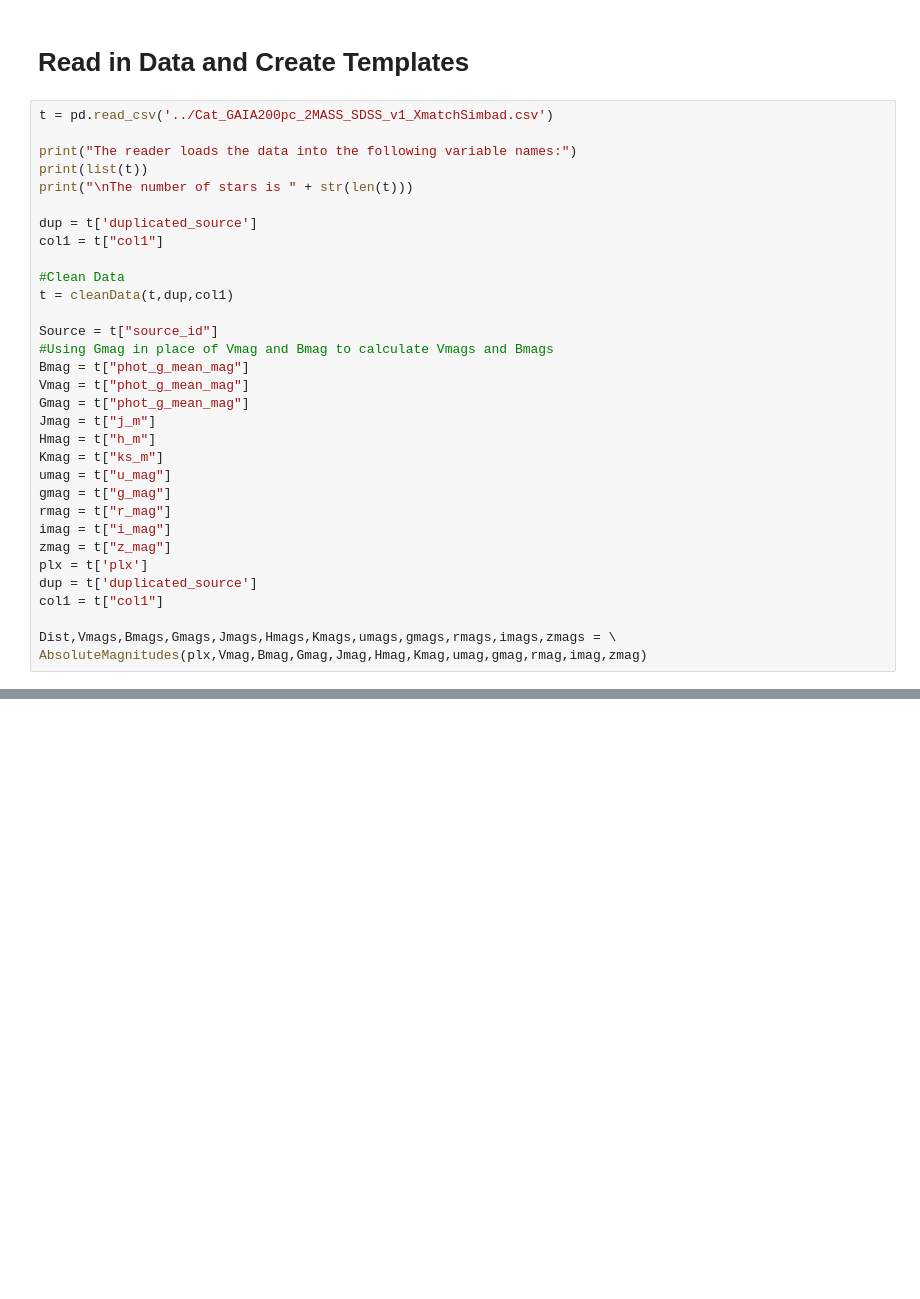
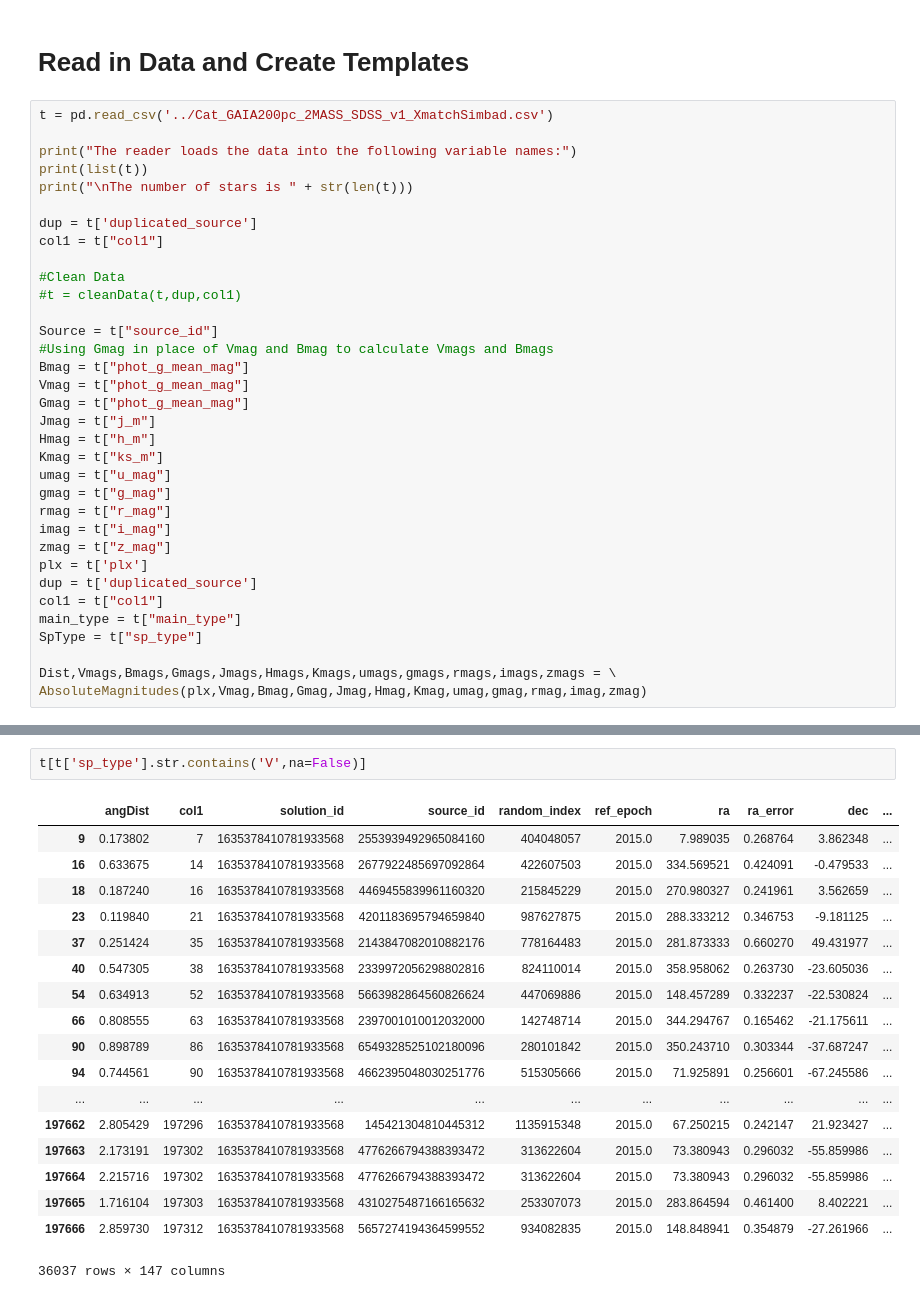
Before and after one commit to leemundy/GAIA, a Jupyter notebook: Work-Areas/rpopescu/notebook/Templates2.ipynb, the cells around one changed output, grey strips where cells are left out. Cells and saved outputs as stored; diff of their text form; blank space fills up the shorter version.

```diff
--- a/Work-Areas/rpopescu/notebook/Templates2.ipynb
+++ b/Work-Areas/rpopescu/notebook/Templates2.ipynb
@@ -188,7 +228,7 @@ dup = t['duplicated_source']
 col1 = t["col1"]
 
 #Clean Data
-t = cleanData(t,dup,col1)
+#t = cleanData(t,dup,col1)
 
 Source = t["source_id"]
 #Using Gmag in place of Vmag and Bmag to calculate Vmags and Bmags
@@ -206,6 +246,8 @@ zmag = t["z_mag"]
 plx = t['plx']
 dup = t['duplicated_source']
 col1 = t["col1"]
+main_type = t["main_type"]
+SpType = t["sp_type"]
 
 Dist,Vmags,Bmags,Gmags,Jmags,Hmags,Kmags,umags,gmags,rmags,imags,zmags = \
 AbsoluteMagnitudes(plx,Vmag,Bmag,Gmag,Jmag,Hmag,Kmag,umag,gmag,rmag,imag,zmag)
@@ -219,0 +312,21 @@ CreateTemplates(color,colors,wvl,wvl2,Vmags,Bmags,Gmags,Jmags,Hmags,Kmags,umags,
+# %%
+t[t['sp_type'].str.contains('V',na=False)]
+# %% [output]
+|  | angDist | col1 | solution_id | source_id | random_index | ref_epoch | ra | ra_error | dec | ... |
+| 9 | 0.173802 | 7 | 1635378410781933568 | 2553939492965084160 | 404048057 | 2015.0 | 7.989035 | 0.268764 | 3.862348 | ... |
+| 16 | 0.633675 | 14 | 1635378410781933568 | 2677922485697092864 | 422607503 | 2015.0 | 334.569521 | 0.424091 | -0.479533 | ... |
+| 18 | 0.187240 | 16 | 1635378410781933568 | 4469455839961160320 | 215845229 | 2015.0 | 270.980327 | 0.241961 | 3.562659 | ... |
+| 23 | 0.119840 | 21 | 1635378410781933568 | 4201183695794659840 | 987627875 | 2015.0 | 288.333212 | 0.346753 | -9.181125 | ... |
+| 37 | 0.251424 | 35 | 1635378410781933568 | 2143847082010882176 | 778164483 | 2015.0 | 281.873333 | 0.660270 | 49.431977 | ... |
+| 40 | 0.547305 | 38 | 1635378410781933568 | 2339972056298802816 | 824110014 | 2015.0 | 358.958062 | 0.263730 | -23.605036 | ... |
+| 54 | 0.634913 | 52 | 1635378410781933568 | 5663982864560826624 | 447069886 | 2015.0 | 148.457289 | 0.332237 | -22.530824 | ... |
+| 66 | 0.808555 | 63 | 1635378410781933568 | 2397001010012032000 | 142748714 | 2015.0 | 344.294767 | 0.165462 | -21.175611 | ... |
+| 90 | 0.898789 | 86 | 1635378410781933568 | 6549328525102180096 | 280101842 | 2015.0 | 350.243710 | 0.303344 | -37.687247 | ... |
+| 94 | 0.744561 | 90 | 1635378410781933568 | 4662395048030251776 | 515305666 | 2015.0 | 71.925891 | 0.256601 | -67.245586 | ... |
+| ... | ... | ... | ... | ... | ... | ... | ... | ... | ... | ... |
+| 197662 | 2.805429 | 197296 | 1635378410781933568 | 145421304810445312 | 1135915348 | 2015.0 | 67.250215 | 0.242147 | 21.923427 | ... |
+| 197663 | 2.173191 | 197302 | 1635378410781933568 | 4776266794388393472 | 313622604 | 2015.0 | 73.380943 | 0.296032 | -55.859986 | ... |
+| 197664 | 2.215716 | 197302 | 1635378410781933568 | 4776266794388393472 | 313622604 | 2015.0 | 73.380943 | 0.296032 | -55.859986 | ... |
+| 197665 | 1.716104 | 197303 | 1635378410781933568 | 4310275487166165632 | 253307073 | 2015.0 | 283.864594 | 0.461400 | 8.402221 | ... |
+| 197666 | 2.859730 | 197312 | 1635378410781933568 | 5657274194364599552 | 934082835 | 2015.0 | 148.848941 | 0.354879 | -27.261966 | ... |
+36037 rows × 147 columns
```
Also changed, not shown: parts of 12 cells of this notebook.
